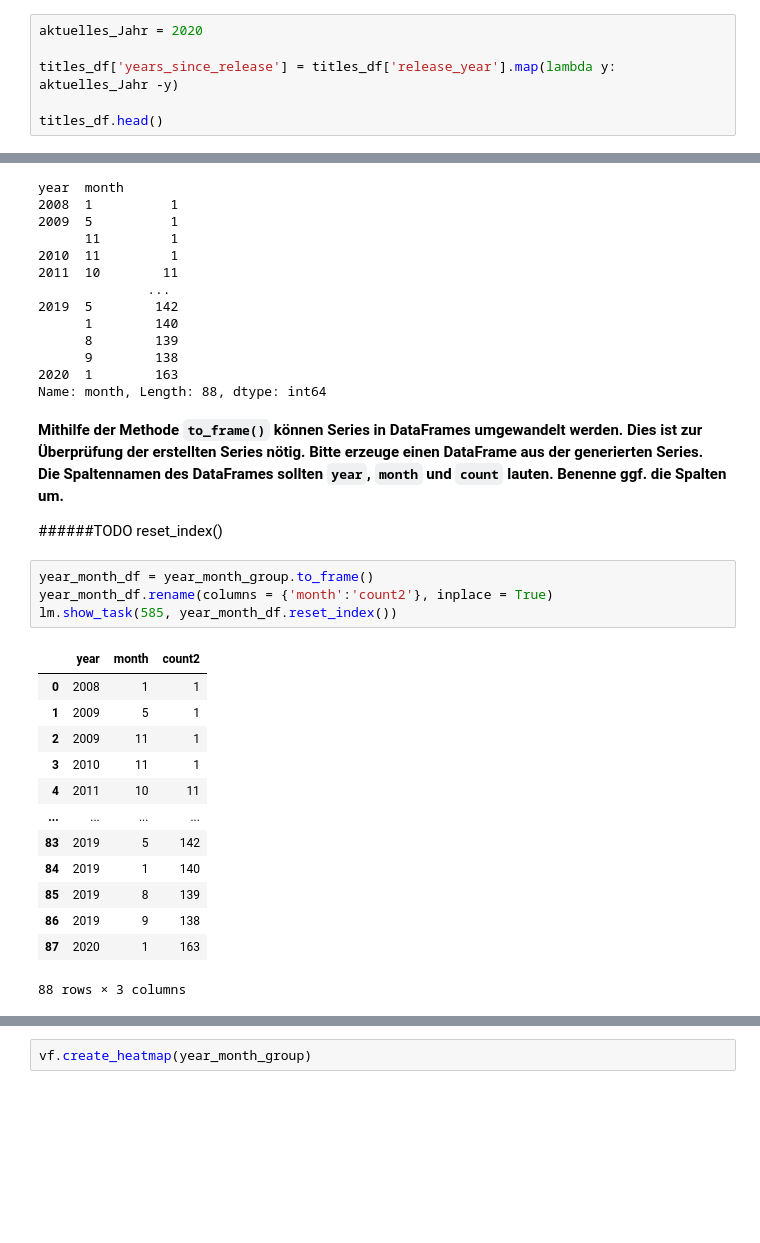
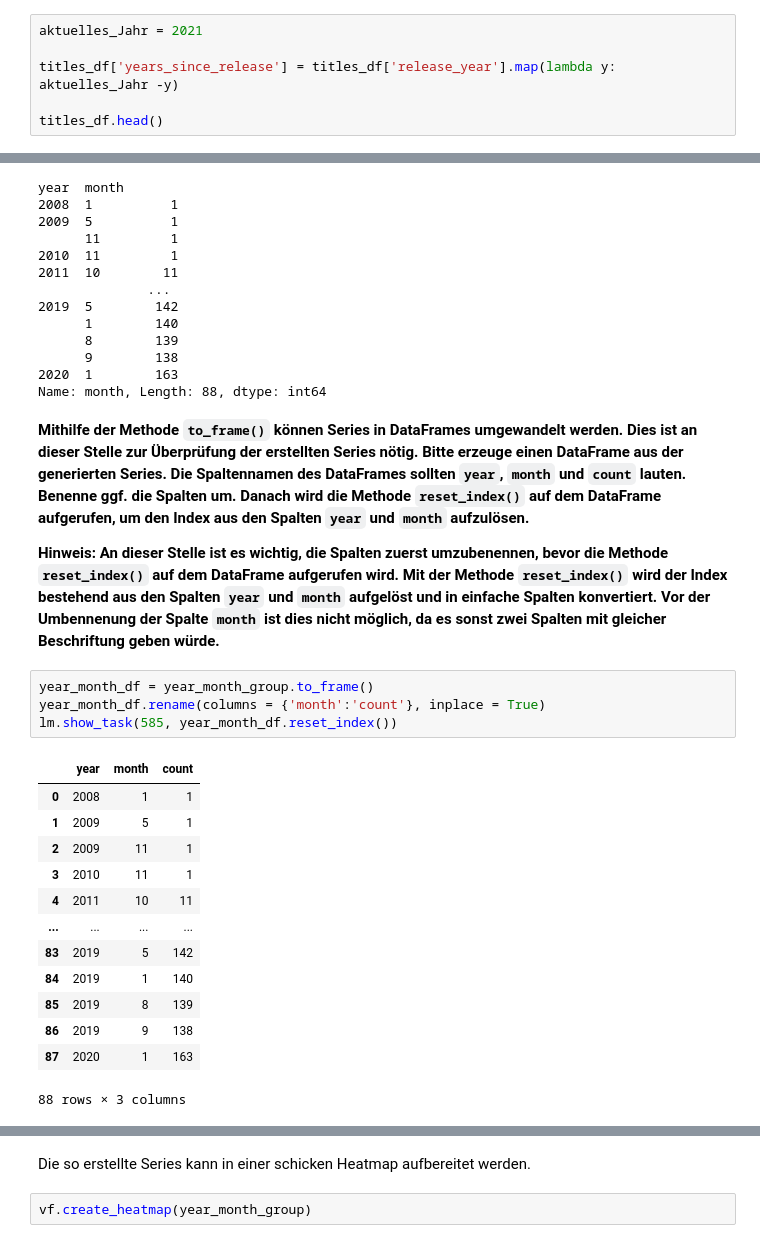
Before and after one commit to orca-nrw/lernmodul-pandas, a Jupyter notebook: index.ipynb, the cells around one changed output, grey strips where cells are left out. Saved outputs shown, nothing was run; the diff lists cells and outputs as text; blank space fills up the shorter version.

```diff
--- a/index.ipynb
+++ b/index.ipynb
@@ -1141,5 +1141,5 @@ Eine neue Spalte kann wie folgt erzeugt werden: `titles_df['neuerSpaltenname']`.
 # %%
-aktuelles_Jahr = 2020
+aktuelles_Jahr = 2021
 
 titles_df['years_since_release'] = titles_df['release_year'].map(lambda y: aktuelles_Jahr -y)
 
@@ -1540,15 +1549,15 @@ year  month
 2020  1        163
 Name: month, Length: 88, dtype: int64
 # %% [markdown]
-**Mithilfe der Methode `to_frame()` können Series in DataFrames umgewandelt werden. Dies ist zur Überprüfung der erstellten Series nötig. Bitte erzeuge einen DataFrame aus der generierten Series. Die Spaltennamen des DataFrames sollten `year`, `month` und `count` lauten. Benenne ggf. die Spalten um.**
+**Mithilfe der Methode `to_frame()` können Series in DataFrames umgewandelt werden. Dies ist an dieser Stelle zur Überprüfung der erstellten Series nötig. Bitte erzeuge einen DataFrame aus der generierten Series. Die Spaltennamen des DataFrames sollten `year`, `month` und `count` lauten. Benenne ggf. die Spalten um. Danach wird die Methode `reset_index()` auf dem DataFrame aufgerufen, um den Index aus den Spalten `year` und `month` aufzulösen.**
 
-######TODO reset_index()
+**Hinweis: An dieser Stelle ist es wichtig, die Spalten zuerst umzubenennen, bevor die Methode `reset_index()` auf dem DataFrame aufgerufen wird. Mit der Methode `reset_index()` wird der Index bestehend aus den Spalten `year` und `month` aufgelöst und in einfache Spalten konvertiert. Vor der Umbennenung der Spalte `month` ist dies nicht möglich, da es sonst zwei Spalten mit gleicher Beschriftung geben würde.**
 # %%
 year_month_df = year_month_group.to_frame()
-year_month_df.rename(columns = {'month':'count2'}, inplace = True)
+year_month_df.rename(columns = {'month':'count'}, inplace = True)
 lm.show_task(585, year_month_df.reset_index())
 # %% [output]
-|  | year | month | count2 |
+|  | year | month | count |
 | 0 | 2008 | 1 | 1 |
 | 1 | 2009 | 5 | 1 |
 | 2 | 2009 | 11 | 1 |
@@ -1563,6 +1572,8 @@ lm.show_task(585, year_month_df.reset_index())
 88 rows × 3 columns
 [interactive output not drawn]
 [interactive output not drawn]
+# %% [markdown]
+Die so erstellte Series kann in einer schicken Heatmap aufbereitet werden.
 # %%
 vf.create_heatmap(year_month_group)
 # %% [output]
```
Also changed, not shown: parts of 126 cells of this notebook, 4 other files.
